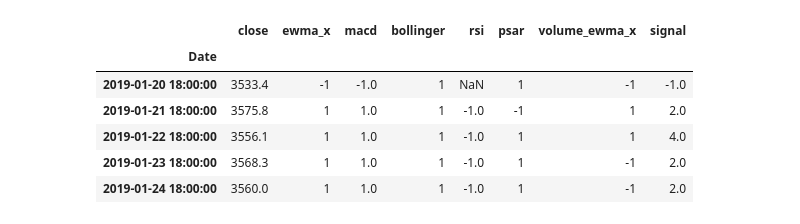
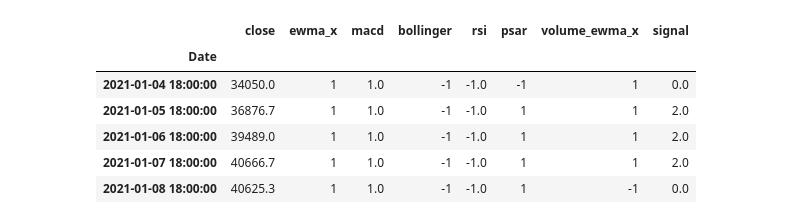
Before and after one commit to stew1922/Crypto_Bandyts, a Jupyter notebook: libs/notebooks/travis.ipynb, the cells around one changed output. Cells and saved outputs as stored; diff of their text form; code cells hidden in the pictures.

```diff
--- a/libs/notebooks/travis.ipynb
+++ b/libs/notebooks/travis.ipynb
@@ -27,43 +27,43 @@ def technical_indicator_signal(asset):
     '''
 
     # create a dataframe to house the technical trading signals
     asset_df = kraken_data(asset)
 
     technical_signals = pd.DataFrame({
         'close': asset_df.Close,
-        'ewma_x': signals.ewma_crossover(asset_df, period_fast=3, period_slow=7).signal,
+        'ewma_x': signals.ewma_crossover(asset_df, period_fast=3, period_slow=10).signal,
         'macd': signals.macd(asset_df).signal,
-        'bollinger': signals.b_band(asset_df).signal,
-        'rsi': signals.rsi(asset_df, oversold=40, overbought=60).signal,
+        'bollinger': signals.b_band(asset_df, bb_period=7).signal,
+        'rsi': signals.rsi(asset_df, period=3, oversold=35, overbought=65).signal,
         'psar': signals.psar(asset_df).signal,
         'vwap': signals.vwap(asset_df).signal,
-        'volume_ewma_x': signals.volume_ewma_crossover(asset_df, period_fast=1, period_slow=7).signal
+        'volume_ewma_x': signals.volume_ewma_crossover(asset_df, period_fast=3, period_slow=10).signal
     })
 
     # since VWAP won't work on daily time intervals and greater, we need to check the interval to see if we should include vwap as a column or not
     daily_seconds = 86400
     delta_seconds = timedelta.total_seconds(technical_signals.index[1] - technical_signals.index[0])
     interval = delta_seconds / daily_seconds
 
     if interval >= 1:
         # if the interval is greater than or equal to 1, then do not include VWAP
         technical_signals = technical_signals.drop(columns='vwap')
 
     # sum the various technical signals together to return a trade 'grade' or signal
     technical_signals['signal'] = technical_signals.drop(columns=['close']).sum(axis='columns')
 
     return technical_signals
 
 technical_signals = technical_indicator_signal('btc')
-technical_signals.head()
+technical_signals.tail()
 # %% [output]
 |  | close | ewma_x | macd | bollinger | rsi | psar | volume_ewma_x | signal |
 | Date |  |  |  |  |  |  |  |  |
-| 2019-01-20 18:00:00 | 3533.4 | -1 | -1.0 | 1 | NaN | 1 | -1 | -1.0 |
-| 2019-01-21 18:00:00 | 3575.8 | 1 | 1.0 | 1 | -1.0 | -1 | 1 | 2.0 |
-| 2019-01-22 18:00:00 | 3556.1 | 1 | 1.0 | 1 | -1.0 | 1 | 1 | 4.0 |
-| 2019-01-23 18:00:00 | 3568.3 | 1 | 1.0 | 1 | -1.0 | 1 | -1 | 2.0 |
-| 2019-01-24 18:00:00 | 3560.0 | 1 | 1.0 | 1 | -1.0 | 1 | -1 | 2.0 |
+| 2021-01-04 18:00:00 | 34050.0 | 1 | 1.0 | -1 | -1.0 | -1 | 1 | 0.0 |
+| 2021-01-05 18:00:00 | 36876.7 | 1 | 1.0 | -1 | -1.0 | 1 | 1 | 2.0 |
+| 2021-01-06 18:00:00 | 39489.0 | 1 | 1.0 | -1 | -1.0 | 1 | 1 | 2.0 |
+| 2021-01-07 18:00:00 | 40666.7 | 1 | 1.0 | -1 | -1.0 | 1 | 1 | 2.0 |
+| 2021-01-08 18:00:00 | 40625.3 | 1 | 1.0 | -1 | -1.0 | 1 | -1 | 0.0 |
 # %%
 # trade_cutoff = 1
 
```
Also changed, not shown: parts of 14 cells of this notebook.
